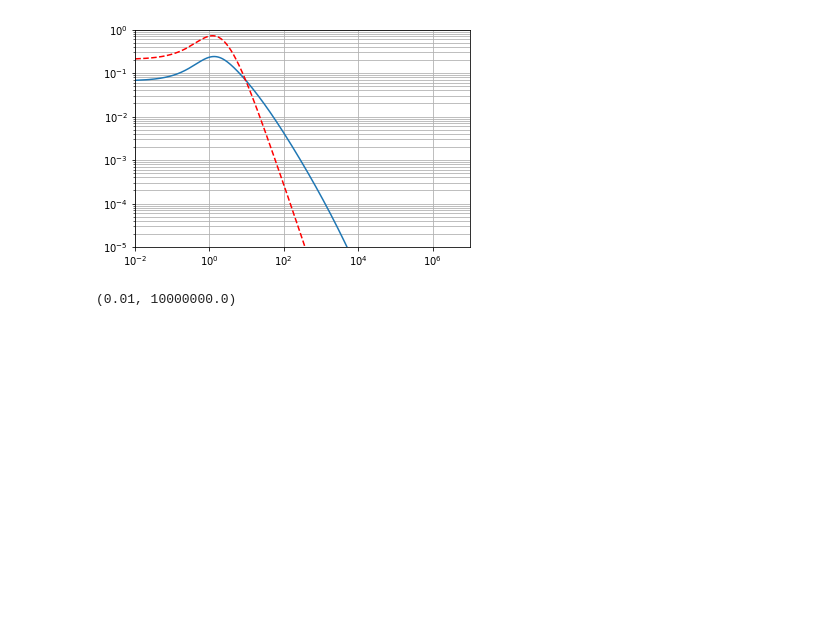
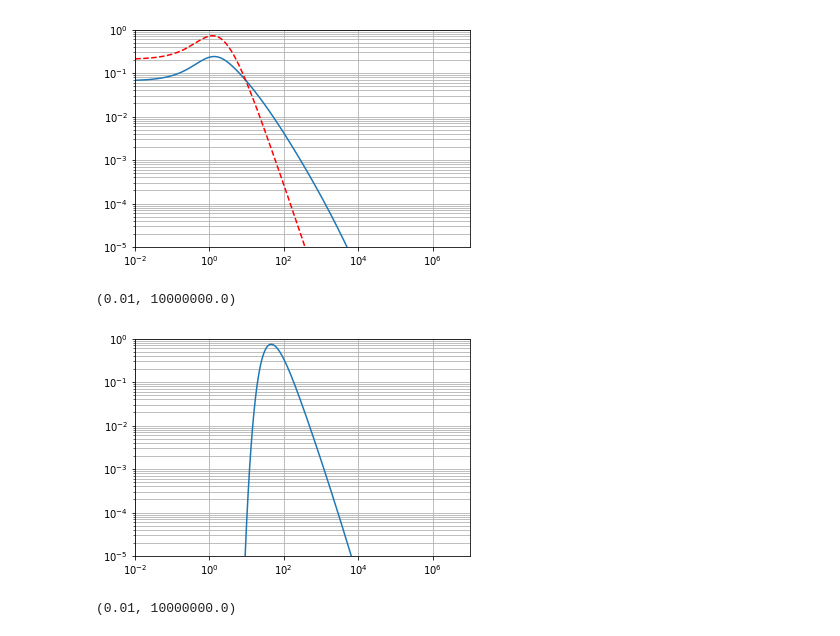
Before and after one commit to CMBSPEC/specdist, a Jupyter notebook: specdist/notebooks/pispec_stimulated_decay.ipynb, the cells around one changed output. Cells and saved outputs as stored; diff of their text form; code cells hidden in the pictures; blank space fills up the shorter version.

```diff
--- a/specdist/notebooks/pispec_stimulated_decay.ipynb
+++ b/specdist/notebooks/pispec_stimulated_decay.ipynb
@@ -242,6 +2227,17 @@ plt.xlim(1e-2,1e7)
 # %% [output]
 (0.01, 10000000.0)
 [figure]
+# %%
+plt.plot(drho_stim[:,0],drho_stim[:,16]/drho_stim[:,18][-1])
+#plt.plot(drho_stim[:,0],drho_stim[:,16]/drho_stim[:,19][-1],c='r',ls='--')
+#plt.plot(drho_stim[:,0],-drho_stim[:,18], ls='--')
+plt.loglog()
+plt.grid(which='both')
+plt.ylim(1e-5,1e0)
+plt.xlim(1e-2,1e7)
+# %% [output]
+(0.01, 10000000.0)
+[figure, added]
 # %%
 plt.plot(drho_stim[:,0],drho_stim[:,17])
 plt.plot(drho_stim[:,0],drho_stim[:,16],c='r',ls='--')
```
Also changed, not shown: parts of 38 cells of this notebook, 1 other file.
